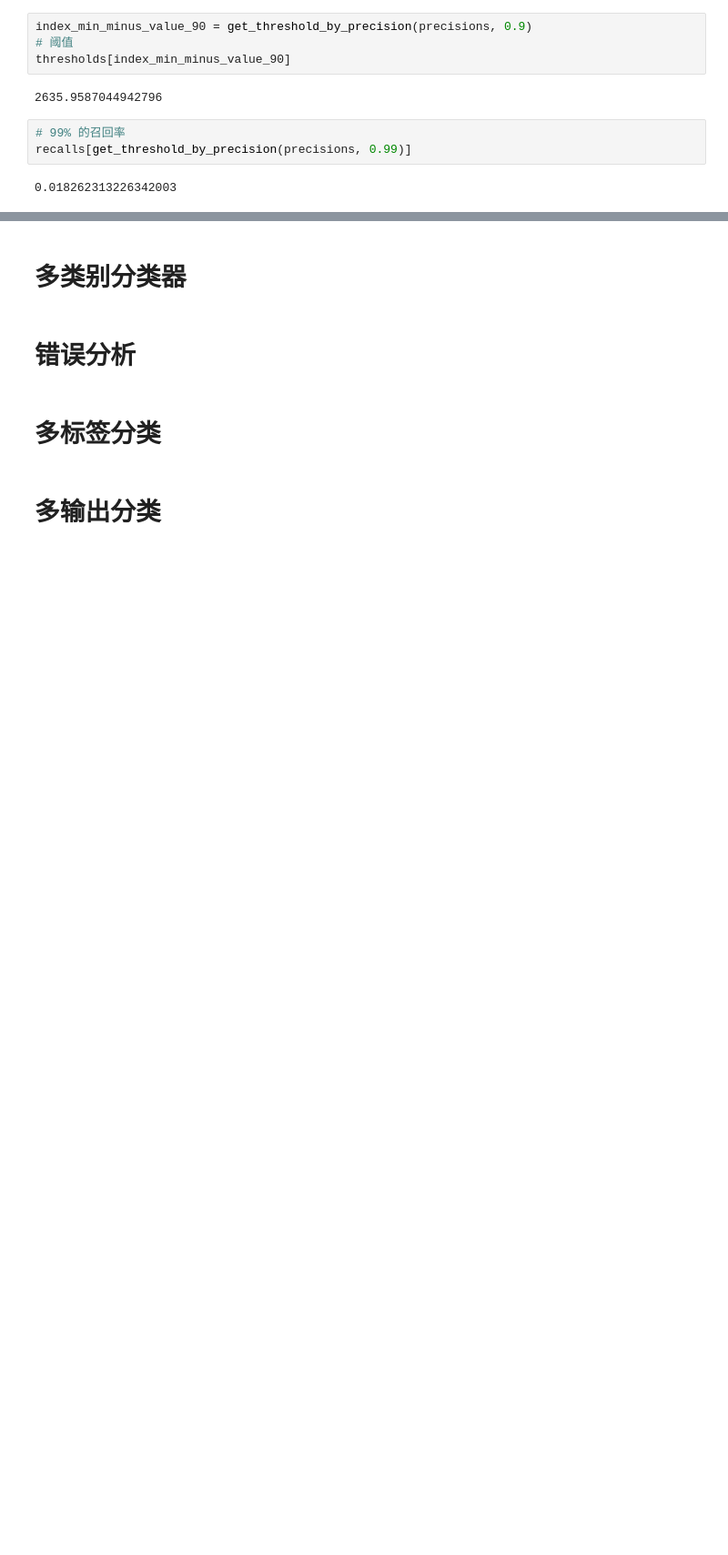
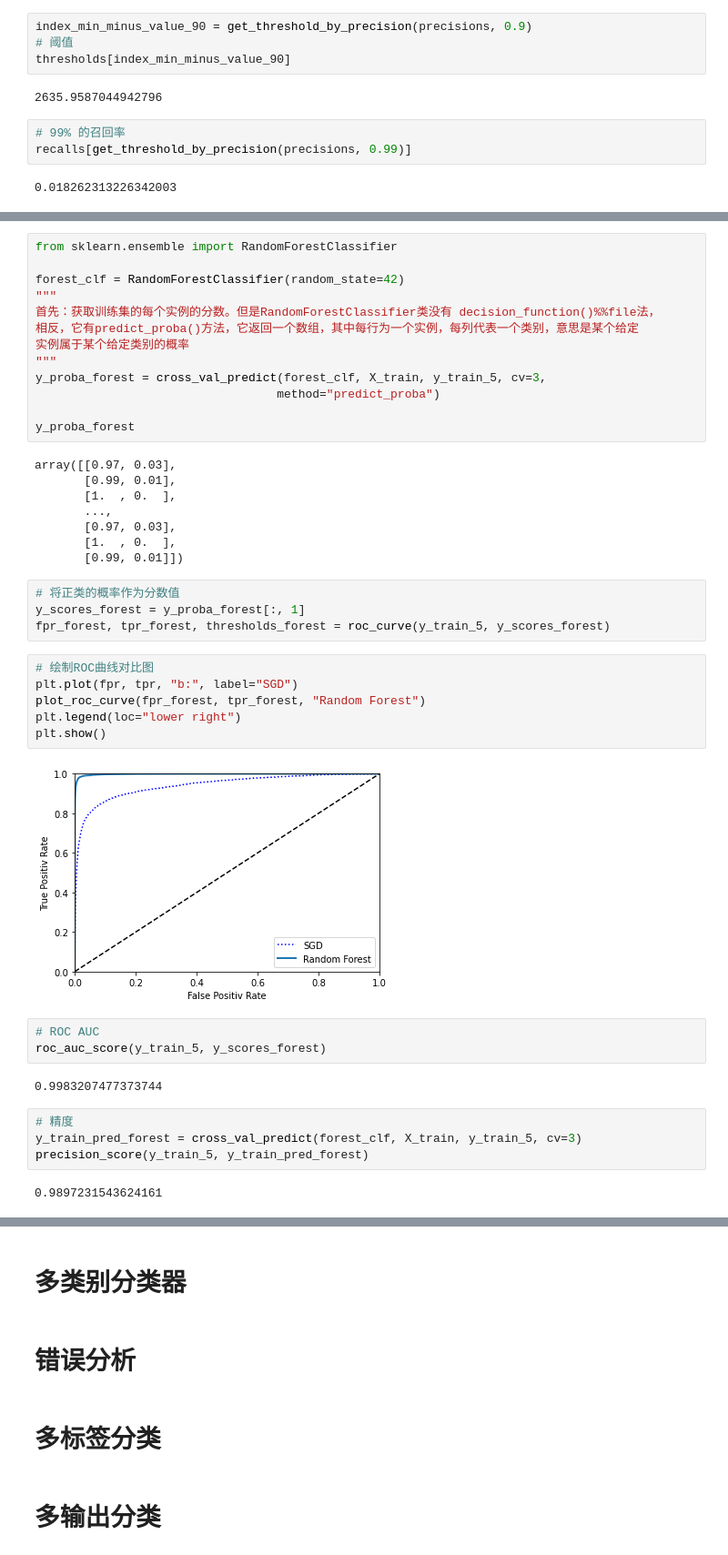
Before and after one commit to haohuan630/hands-on-machine-learning, a Jupyter notebook: 03_classification.ipynb, the cells around one changed output, grey strips where cells are left out. Shown at 91% size. Cells and saved outputs as stored; diff of their text form; blank space fills up the shorter version.

```diff
--- a/03_classification.ipynb
+++ b/03_classification.ipynb
@@ -400,0 +434,44 @@ recalls[get_threshold_by_precision(precisions, 0.99)]
+# %%
+from sklearn.ensemble import RandomForestClassifier
+
+forest_clf = RandomForestClassifier(random_state=42)
+"""
+首先：获取训练集的每个实例的分数。但是RandomForestClassifier类没有 decision_function()%%file法，
+相反，它有predict_proba()方法，它返回一个数组，其中每行为一个实例，每列代表一个类别，意思是某个给定
+实例属于某个给定类别的概率
+"""
+y_proba_forest = cross_val_predict(forest_clf, X_train, y_train_5, cv=3,
+                                  method="predict_proba")
+
+y_proba_forest
+# %% [output]
+array([[0.97, 0.03],
+       [0.99, 0.01],
+       [1.  , 0.  ],
+       ...,
+       [0.97, 0.03],
+       [1.  , 0.  ],
+       [0.99, 0.01]])
+# %%
+# 将正类的概率作为分数值
+y_scores_forest = y_proba_forest[:, 1]
+fpr_forest, tpr_forest, thresholds_forest = roc_curve(y_train_5, y_scores_forest)
+# %%
+# 绘制ROC曲线对比图
+plt.plot(fpr, tpr, "b:", label="SGD")
+plot_roc_curve(fpr_forest, tpr_forest, "Random Forest")
+plt.legend(loc="lower right")
+plt.show()
+# %% [output]
+[figure, added]
+# %%
+# ROC AUC
+roc_auc_score(y_train_5, y_scores_forest)
+# %% [output]
+0.9983207477373744
+# %%
+# 精度
+y_train_pred_forest = cross_val_predict(forest_clf, X_train, y_train_5, cv=3)
+precision_score(y_train_5, y_train_pred_forest)
+# %% [output]
+0.9897231543624161
```
Also changed, not shown: parts of 8 cells of this notebook.
